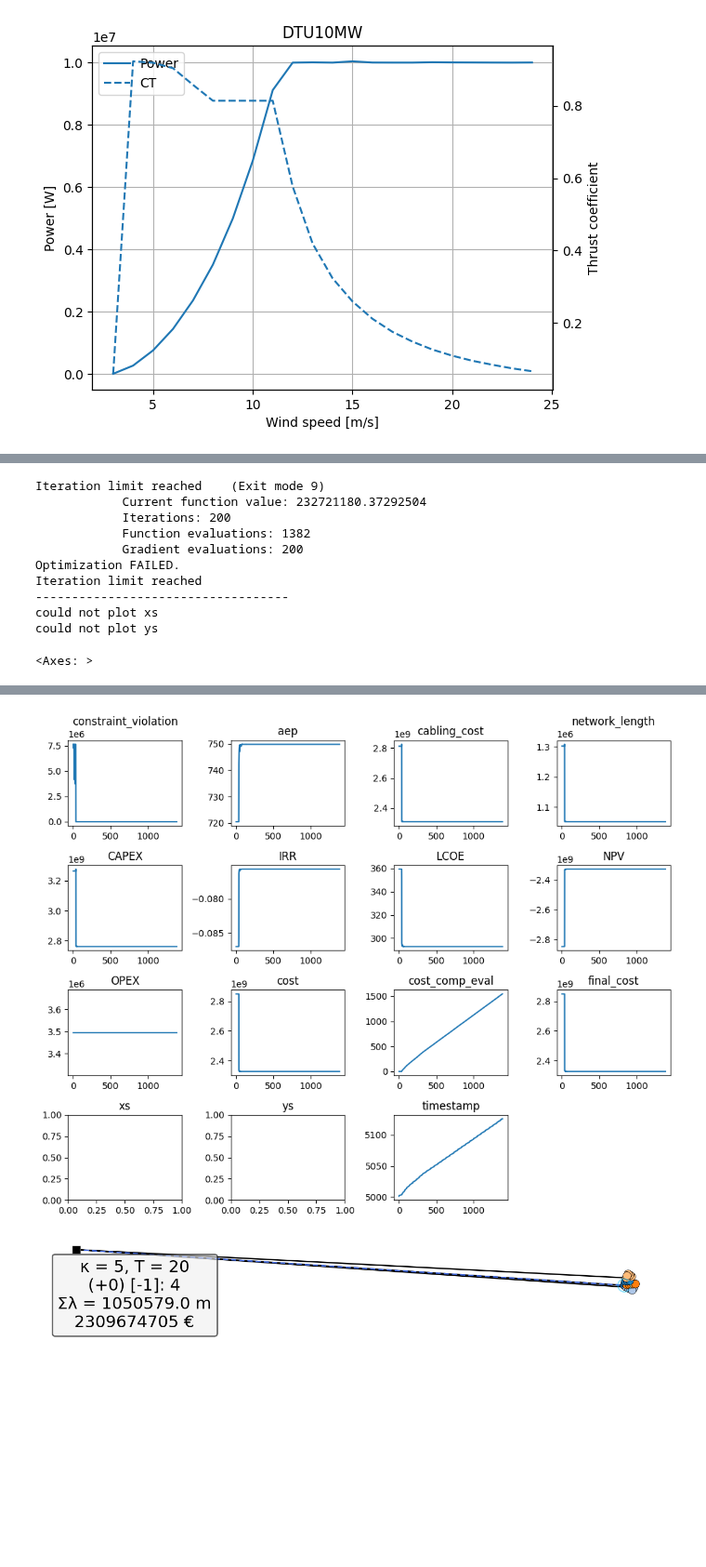
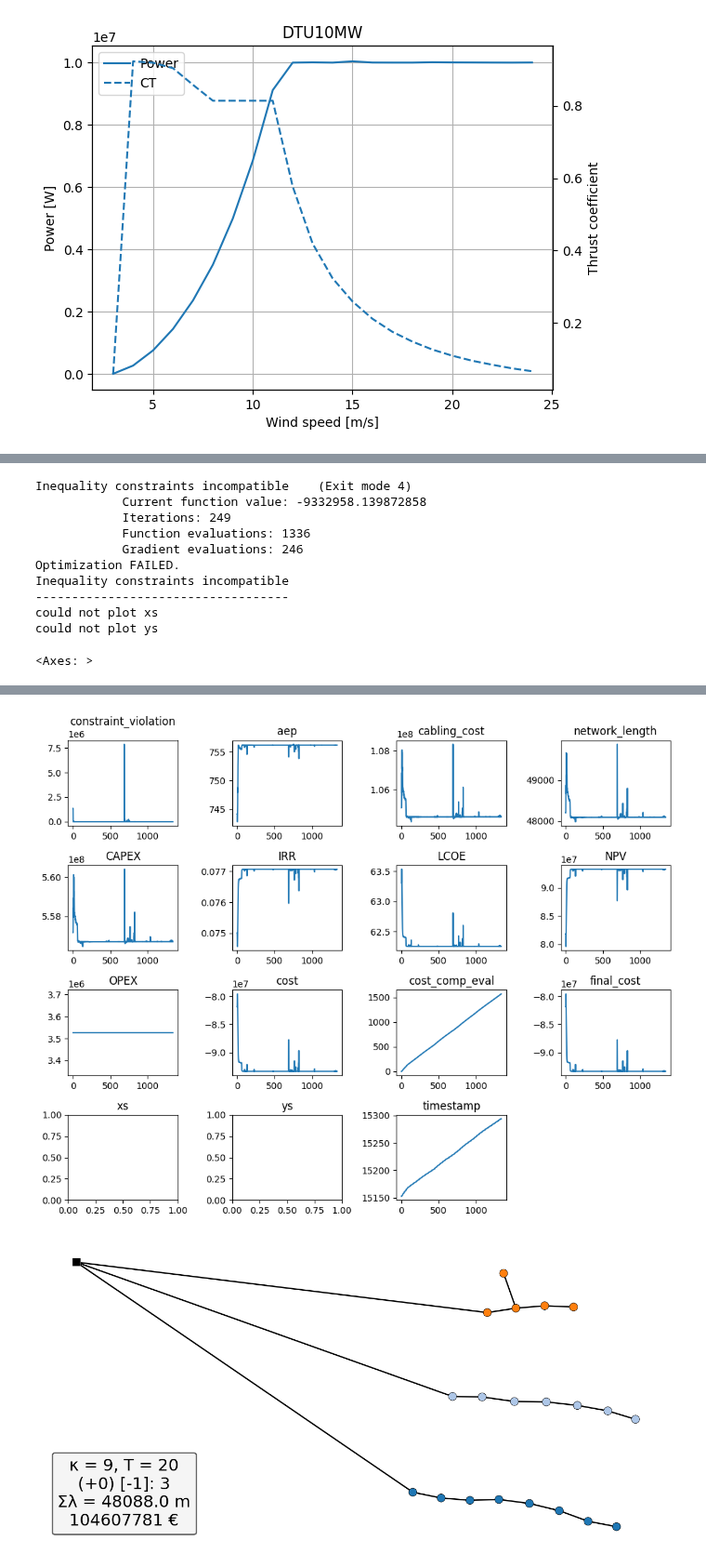
Before and after one commit to Xeidit/WindFarm2, a Jupyter notebook: WindFarmSimAndOptimisation.ipynb, the cells around one changed output, grey strips where cells are left out. Shown at 93% size. Saved outputs shown, nothing was run; the diff lists cells and outputs as text; code cells hidden in the pictures; blank space fills up the shorter version.

Commit message:
Added plot for wires

```diff
--- a/WindFarmSimAndOptimisation.ipynb
+++ b/WindFarmSimAndOptimisation.ipynb
@@ -11,7 +11,7 @@ from py_wake import NOJ
 #Define Situation
 shore_point_longLat = [(-2.190087, 56.976389)] #Shore point longatude, Latitude
 
-num_turb_per_row = [6,6,4,3,1] # Number of turbines on each row
+num_turb_per_row = [8,7,4,1] # Number of turbines on each row
 # %%
 #Define Site
 from py_wake.site import UniformWeibullSite
@@ -83,33 +83,33 @@ Power and Thrust coefficient (Ct) curves:
 
 rotor_diameter = diameter
 dist_x = 4 * rotor_diameter
-dist_y = 5 * rotor_diameter
+dist_y = 8 * rotor_diameter
 
 wt_x = np.empty(0)
 for row in range(len(num_turb_per_row)):
     for turbine in range(num_turb_per_row[row]):
         wt_x = np.append(wt_x,turbine*dist_x)
 
+#Offset wind turbines by X m
+x_offset = 1000
+wt_x = wt_x + x_offset
 
 wt_y= np.empty(0)
 for row in range(len(num_turb_per_row)):
     for turbine in range(num_turb_per_row[row]):
         wt_y = np.append(wt_y,row*dist_y)
 
+#Offset wind turbines by Y m
+y_offset = 100
+wt_y = wt_y + y_offset
 
-# This defines the turbine positions
-#print((x_array, y_array))
-#print(np.meshgrid(np.array(range(n_x)) * dist_x, np.array(range(n_y)) * dist_y))
-
-#wt_x, wt_y = np.meshgrid(x_array, np.array(range(n_y)) * dist_y)
-#wt_x, wt_y = np.meshgrid(np.array(range(n_x)) * dist_x, np.array(range(n_y)) * dist_y)
 wt_x = wt_x.flatten()
 wt_y = wt_y.flatten()
 
 print(wt_x, wt_y)
 
-#x_max, x_min = wt_x.max(), wt_x.min()
-#y_max, y_min = wt_y.max(), wt_y.min()
+x_max, x_min = wt_x.max(), wt_x.min()
+y_max, y_min = wt_y.max(), wt_y.min()
 
 n_wt = sum(num_turb_per_row)
 # %% [output]
@@ -326,32 +209,40 @@ def d2m_lon(d, lat_deg):
 
 # Inputs
 plot = True
-maxiter = 200
+maxiter = 1000
 sigma = 3000.0
 # Here you set up cables [<number of turbines can be connected>, <price in € per meter>]
-cables = np.array([(2, 2000), (5, 2200)])
+cables = np.array([(2, 2000), (9, 2200)])
 LIFETIME = 25  # years
-el_price = 50  # fixed ppa price Euro per MWh
+el_price = 71.91  # fixed ppa price Euro per MWh
 driver = EasyScipyOptimizeDriver(maxiter=maxiter)
 
 #Geometry
 boundry_longLat = [
-    (2.044477,56.822299),
-    (2.018068,56.873226),
-    (1.997297,56.871540),
-    (1.987327,56.863495),
-    (1.984623,56.850720),
-    (1.962953,56.836754),
-    (1.953877,56.828867),
-    (1.980750,56.804633)
+    (-2.066767,56.819881),
+    (-2.025364,56.874380),
+    (-2.007898,56.876265),
+    (-1.996038,56.871434),
+    (-1.987660,56.853835),
+    (-1.971661,56.842818),
+    (-1.978920,56.839010),
+    (-2.002030,56.837389),
+    (-2.005141,56.833013),
+    (-1.984846,56.827582),
+    (-1.976994,56.834877),
+    (-1.965291,56.838037),
+    (-1.954773,56.830095),
+    (-1.980105,56.805366),
+    (-1.993290,56.803825),
+    (-1.995067,56.814611),
+    (-2.025584,56.818665),
+    (-2.054175,56.810151)
 ]
 
 boundary = [[0] for _ in range(len(boundry_longLat))] # Pre-allocate space for boundry in m
 
-
-
 for b in range(len(boundry_longLat)):
-    relative_long = boundry_longLat[0][0] - boundry_longLat[b][0]
+    relative_long = boundry_longLat[b][0] - boundry_longLat[0][0]
     boundary[b][0] = d2m_lon(relative_long, boundry_longLat[b][1])
 
     relative_lat = boundry_longLat[b][1] - boundry_longLat[0][1]
@@ -376,7 +267,7 @@ turbines_pos=np.asarray([wt_x,wt_y]).T
 
 #Define Substation position
 
-shore_point_longLat = [(-2.190087, 56.976389)] #Shore point longatude, Latitude
+shore_point_longLat = [(-2.220078, 56.877168)] #Shore point longatude, Latitude
 
 shore_point_relative_long = shore_point_longLat[0][0] - boundry_longLat[0][0]
 shore_point_relative_lat = shore_point_longLat[0][1] - boundry_longLat[0][1]
@@ -523,7 +414,7 @@ else:
 tf = TopFarmProblem(
     design_vars={'x': wt_x, 'y': wt_y},
     cost_comp=cost_comp,
-    constraints=[XYBoundaryConstraint(boundary), SpacingConstraint(diameter*5)],
+    constraints=[XYBoundaryConstraint(boundary, boundary_type='polygon'),SpacingConstraint(diameter*4)],
     driver=driver,
     plot_comp=plot_comp,
     expected_cost=1e1,
@@ -532,8 +423,8 @@ tf = TopFarmProblem(
 
 #Smart Start
 '''
-x = np.linspace(x_min, x_max, 100)
-y = np.linspace(y_min, y_max, 100)
+x = np.linspace(x_min, x_max, 1000)
+y = np.linspace(y_min, y_max, 1000)
 YY, XX = np.meshgrid(y, x)
 tf.smart_start(
     XX, YY, tf.cost_comp.comp_0.get_aep4smart_start(ws=10, wd=220), random_pct=20
@@ -551,10 +442,10 @@ tf.model.cost_comp.comp_2.wfn.plot()
-Iteration limit reached    (Exit mode 9)
-            Current function value: 232721180.37292504
-            Iterations: 200
-            Function evaluations: 1382
-            Gradient evaluations: 200
+Inequality constraints incompatible    (Exit mode 4)
+            Current function value: -9332958.139872858
+            Iterations: 249
+            Function evaluations: 1336
+            Gradient evaluations: 246
 Optimization FAILED.
-Iteration limit reached
+Inequality constraints incompatible
 -----------------------------------
 could not plot xs
 could not plot ys
@@ -563,5 +454,5 @@ could not plot ys
-[figure, old version]
+[figure, new version]
-[figure, old version]
+[figure, new version]
 # %%
 
 #Define Engineering windfarm model for new layout
```
Also changed, not shown: parts of 6 cells of this notebook, 14 other files.
